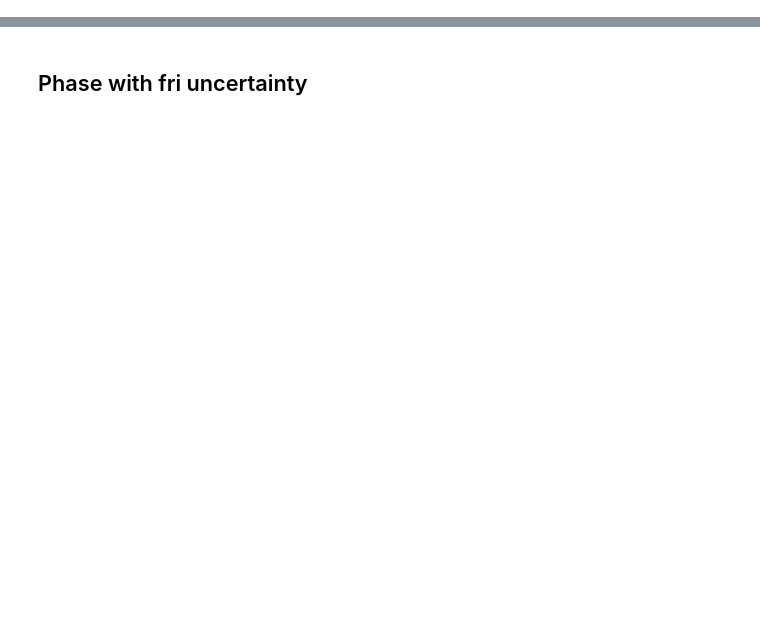
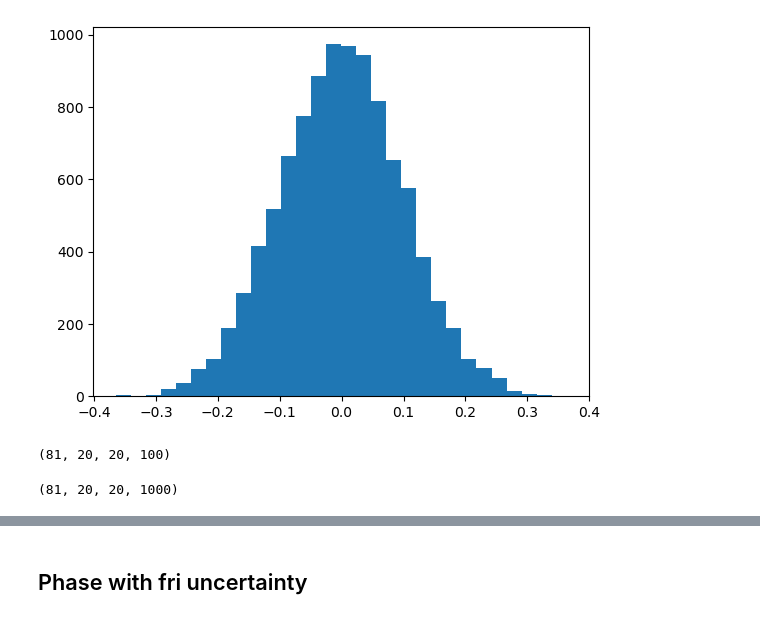
Before and after one commit to patricklawton/TecateCypress, a Jupyter notebook: sensitivity/viz.ipynb, the cells around one changed output, grey strips where cells are left out. Cells and saved outputs as stored; diff of their text form; code cells hidden in the pictures; blank space fills up the shorter version.

```diff
--- a/sensitivity/viz.ipynb
+++ b/sensitivity/viz.ipynb
@@ -24,3 +24,8 @@ from scipy.optimize import minimize
 
 project = sg.get_project()
 # schema = project.detect_schema(); schema
+# %%
+rng = np.random.default_rng()
+plt.hist(rng.normal(loc=0, scale=0.1, size=10000),bins=30);
+# %% [output]
+[figure, added]
@@ -26,0 +34,4 @@ project = sg.get_project()
+# %%
+phase.shape
+# %% [output]
+(81, 20, 20, 100)
@@ -26,0 +40,4 @@ project = sg.get_project()
+# %%
+test.shape
+# %% [output]
+(81, 20, 20, 1000)
```
Also changed, not shown: parts of 14 cells of this notebook, 21 other files.
